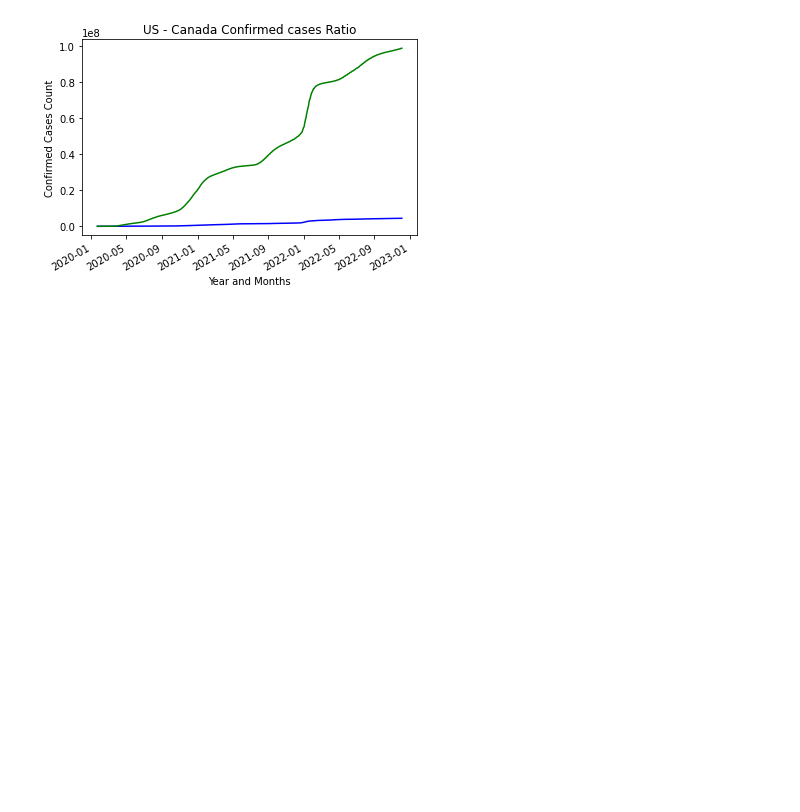
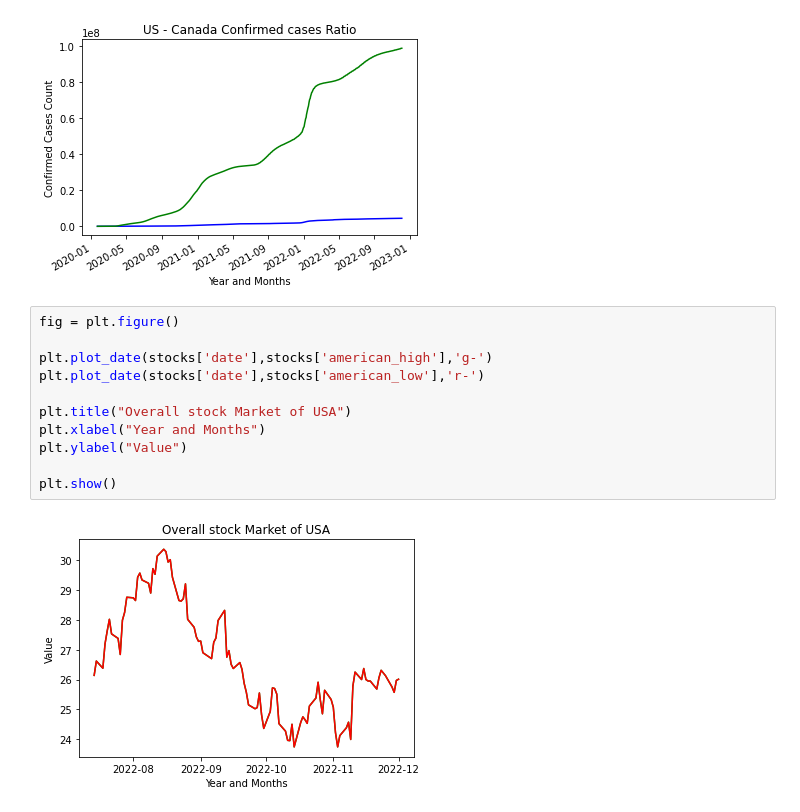
Before and after one commit to AIDA-Saskatchewan-polytechnic/FInal_Project-by-YAM-Group, a Jupyter notebook: FinalProject.ipynb, the cells around one changed output. Cells and saved outputs as stored; diff of their text form; blank space fills up the shorter version.

Commit message:
Overall stock Market of USA Graph

```diff
--- a/FinalProject.ipynb
+++ b/FinalProject.ipynb
@@ -325,3 +325,16 @@ fig.autofmt_xdate()
 plt.show()
 # %% [output]
 [figure]
+# %%
+fig = plt.figure()
+
+plt.plot_date(stocks['date'],stocks['american_high'],'g-')
+plt.plot_date(stocks['date'],stocks['american_low'],'r-')
+
+plt.title("Overall stock Market of USA")
+plt.xlabel("Year and Months")
+plt.ylabel("Value")
+
+plt.show()
+# %% [output]
+[figure, added]
```
